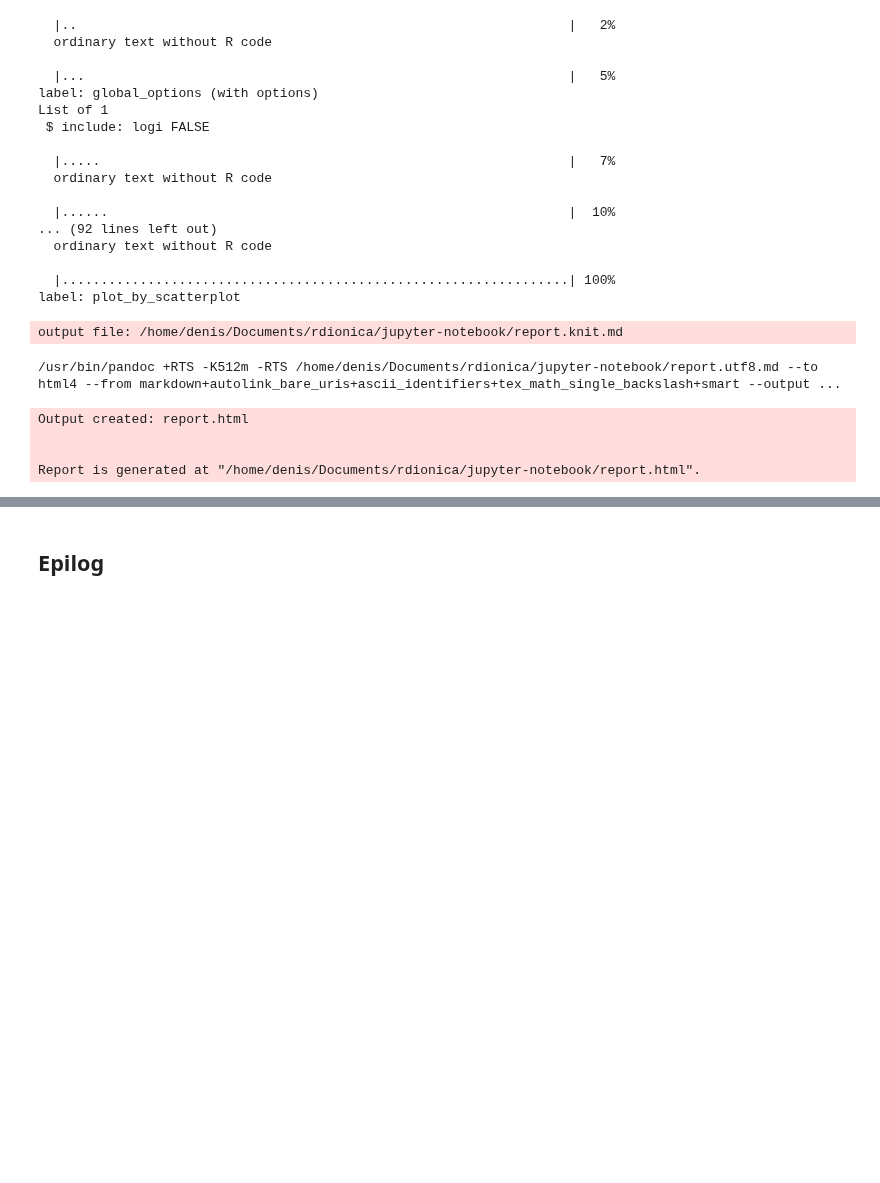
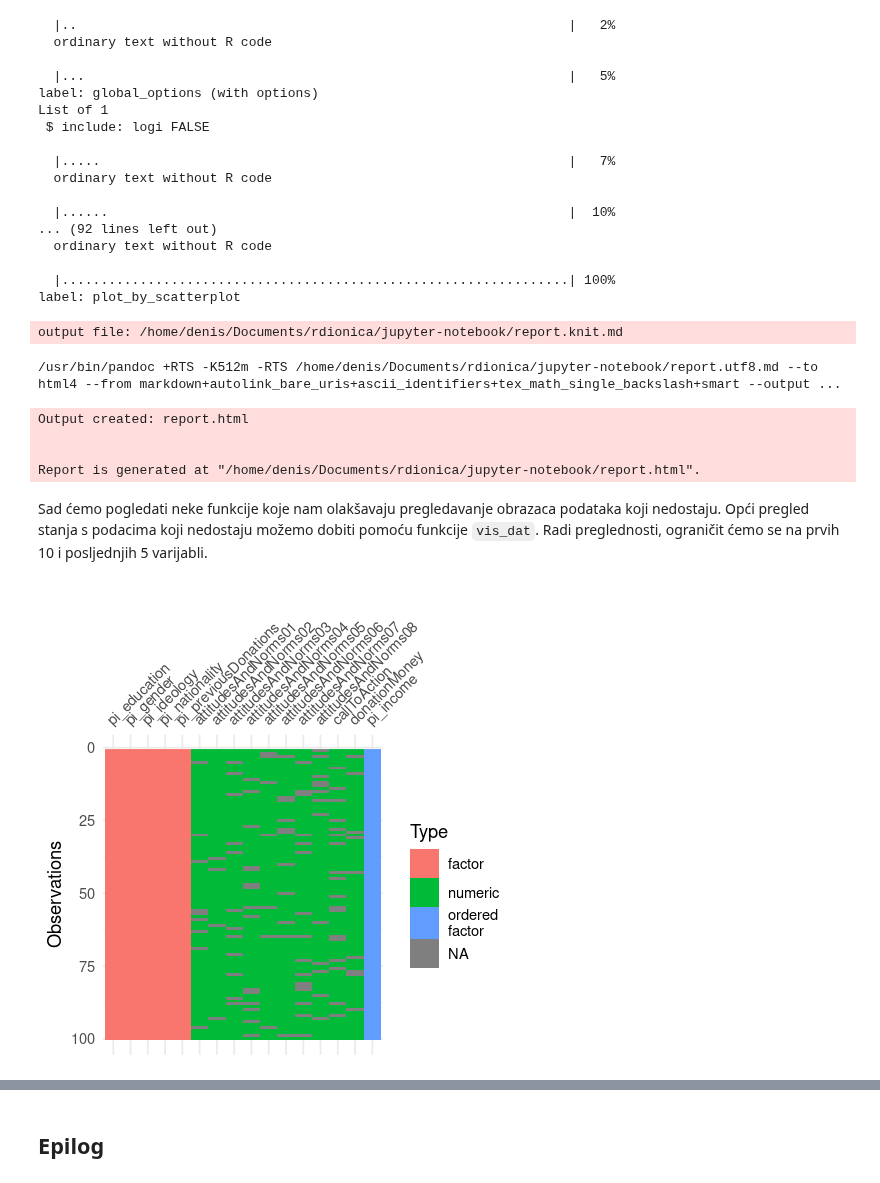
Before and after one commit to vdeni/rdionica, a Jupyter notebook: jupyter-notebook/priprema_podaci_upitnik.ipynb, the cells around one changed output, grey strips where cells are left out. Cells and saved outputs as stored; diff of their text form; code cells hidden in the pictures; blank space fills up the shorter version.

```diff
--- a/jupyter-notebook/priprema_podaci_upitnik.ipynb
+++ b/jupyter-notebook/priprema_podaci_upitnik.ipynb
@@ -1120,3 +1143,18 @@ Output created: report.html
 
 
 Report is generated at "/home/denis/Documents/rdionica/jupyter-notebook/report.html".
+# %% [markdown]
+Sad ćemo pogledati neke funkcije koje nam olakšavaju pregledavanje obrazaca podataka koji nedostaju. Opći pregled stanja s podacima koji nedostaju možemo dobiti pomoću funkcije `vis_dat`. Radi preglednosti, ograničit ćemo se na prvih 10 i posljednjih 5 varijabli.
+# %%
+podaci_na %>%
+# kako bismo odabrali posljednjih 5 stupaca,
+# koristimo ncol za dobivanje broja stupaca te
+# od vrijednosti koju dobijemo oduzimamo 5, a
+# raspon protežemo do ncol. ovdje ncol vraća
+# 66, pa efektivno imamo 61:65. oduzimanje od
+# prvog poziva ncol mora biti u zagradama, inače
+# error!
+dplyr::select(1:10, (ncol(.)-5):ncol(.)) %>%
+visdat::vis_dat(.)
+# %% [output]
+[figure, added]
```
Also changed, not shown: parts of 28 cells of this notebook.
